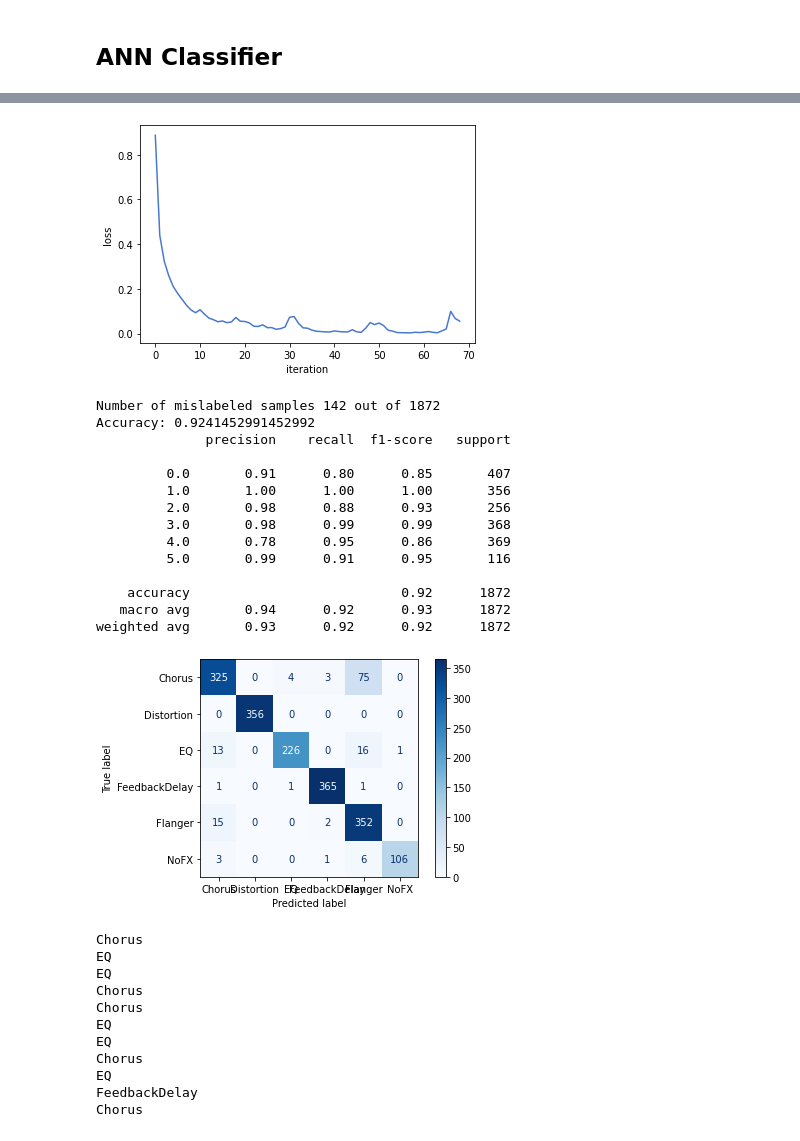
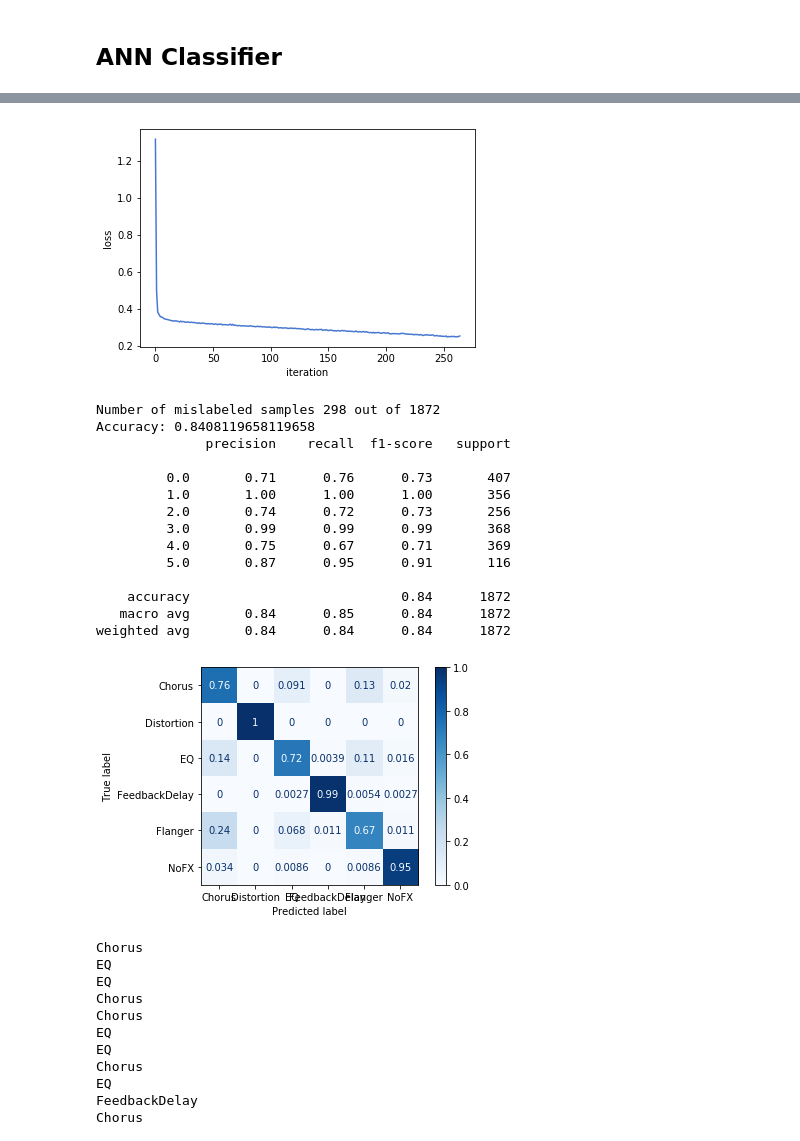
Before and after one commit to VoggLyster/AudioFXClassification, a Jupyter notebook: Project.ipynb, the cells around one changed output, grey strips where cells are left out. Saved outputs shown, nothing was run; the diff lists cells and outputs as text; code cells hidden in the pictures.

```diff
--- a/Project.ipynb
+++ b/Project.ipynb
@@ -56,9 +56,14 @@ count = 0
 
 def extract_features(filename, count=0):
     signal, dummy = librosa.load(filename, samplerate, mono=True)
-    output = librosa.feature.mfcc(signal, samplerate, n_mfcc=n_mfcc, hop_length=hop_len).flatten()
+    mfccs = librosa.feature.mfcc(signal, samplerate, n_mfcc=n_mfcc, hop_length=hop_len)
+    mfccs_mean = np.mean(mfccs,0).flatten()
+    mfccs_std = np.std(mfccs,0).flatten()
+    spec_band = librosa.feature.spectral_bandwidth(signal, samplerate).flatten()
+    output = np.concatenate((mfccs_mean, mfccs_std, spec_band))
     clear_output(wait=True)
     print("%i/%i samples processed" % (count, n_data))
+    #print(output)
     return output
 
 idx = 0
@@ -197,0 +205,17 @@ with plt.style.context('seaborn-whitegrid'):
+# %%
+from sklearn.model_selection import train_test_split
+
+#splitting the dataset in training and testing parts
+feat_train, feat_test, lab_train, lab_test = train_test_split(projected_features, labels, test_size=0.2, random_state=6)
+
+#learning the scaling transformation from the train data and applying it to both train and test set.
+
+#creating scaling object
+scaler = sklearn.preprocessing.StandardScaler()
+
+#learning scaling from train set
+scaler.fit(feat_train)
+
+#applying scaling to both train and test set
+feat_train = scaler.transform(feat_train)
+feat_test = scaler.transform(feat_test)
@@ -199,14 +281,14 @@ with plt.style.context('seaborn-whitegrid'):
 ## SVM Classifier
 # %%
 #Creating an instance of a SVM classifier
-#model_SVM = sklearn.svm.SVC(kernel='rbf', C=2.0, verbose=True)
+model_SVM = sklearn.svm.SVC(kernel='rbf', C=2.0, verbose=True)
 
 #training the model
-#model_SVM.fit(feat_train, lab_train)
+model_SVM.fit(feat_train, lab_train)
 
 #applying the the model on the test data (features)
-#lab_predict = model_SVM.predict(feat_test)
+lab_predict = model_SVM.predict(feat_test)
 
 #print the number of misclassified samples, accuracy and complete report (using scikit learn metric tools)
-#print('Number of mislabeled samples %d out of %d' % ((lab_test != lab_predict).sum(),lab_test.size))
-#print('Accuracy:',sklearn.metrics.accuracy_score(lab_test, lab_predict))
+print('Number of mislabeled samples %d out of %d' % ((lab_test != lab_predict).sum(),lab_test.size))
+print('Accuracy:',sklearn.metrics.accuracy_score(lab_test, lab_predict))
@@ -223,7 +322,7 @@ from sklearn.neural_network import MLPClassifier
 
 ##Creating an instance of a MLP classifier
 #and setting it some option (max mum epoch, verbose on, activation of neurons)
-mlp = MLPClassifier(hidden_layer_sizes=(100,50,100), max_iter=10000, activation='relu', verbose=False)
+mlp = MLPClassifier(hidden_layer_sizes=(100,50,100), max_iter=10000, activation='relu', verbose=True)
 
 #train the model
 mlp.fit(feat_train, lab_train)
@@ -236,32 +351,32 @@ Accuracy: 0.9241452991452992
 # %%
 #plotting the loss curve over training iteration
 plt.plot(mlp.loss_curve_)
 plt.xlabel('iteration')
 plt.ylabel('loss')
 plt.show()
 
 #print the number of misclassified samples, accuracy and complete report (using scikit learn metric tools)
 print('Number of mislabeled samples %d out of %d' % ((lab_test != lab_predict).sum(),lab_test.size))
 print('Accuracy:',sklearn.metrics.accuracy_score(lab_test, lab_predict))
 print(sklearn.metrics.classification_report(lab_test, lab_predict))
-disp = sklearn.metrics.plot_confusion_matrix(mlp, feat_test, lab_test, display_labels=classes, cmap=plt.cm.Blues, normalize=None)
+disp = sklearn.metrics.plot_confusion_matrix(mlp, feat_test, lab_test, display_labels=classes, cmap=plt.cm.Blues, normalize="true")
 # %% [output]
-[figure, old version]
+[figure, new version]
-Number of mislabeled samples 142 out of 1872
-Accuracy: 0.9241452991452992
+Number of mislabeled samples 298 out of 1872
+Accuracy: 0.8408119658119658
               precision    recall  f1-score   support
 
-         0.0       0.91      0.80      0.85       407
+         0.0       0.71      0.76      0.73       407
          1.0       1.00      1.00      1.00       356
-         2.0       0.98      0.88      0.93       256
-         3.0       0.98      0.99      0.99       368
-         4.0       0.78      0.95      0.86       369
-         5.0       0.99      0.91      0.95       116
+         2.0       0.74      0.72      0.73       256
+         3.0       0.99      0.99      0.99       368
+         4.0       0.75      0.67      0.71       369
+         5.0       0.87      0.95      0.91       116
 
-    accuracy                           0.92      1872
-   macro avg       0.94      0.92      0.93      1872
-weighted avg       0.93      0.92      0.92      1872
+    accuracy                           0.84      1872
+   macro avg       0.84      0.85      0.84      1872
+weighted avg       0.84      0.84      0.84      1872
-[figure, old version]
+[figure, new version]
 # %%
 #displaying names of misclassified files
 results = lab_test == lab_predict
```
Also changed, not shown: parts of 9 cells of this notebook.
